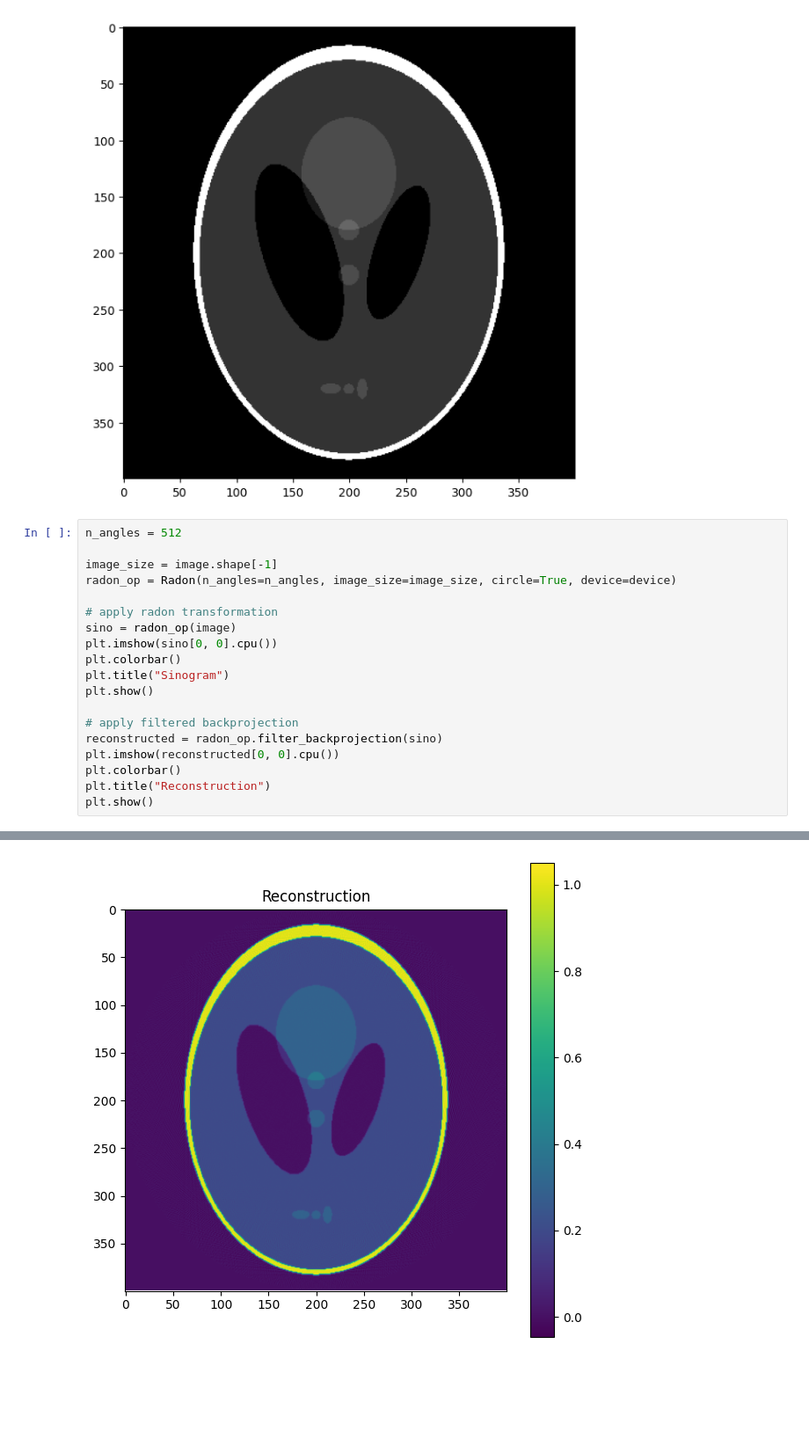
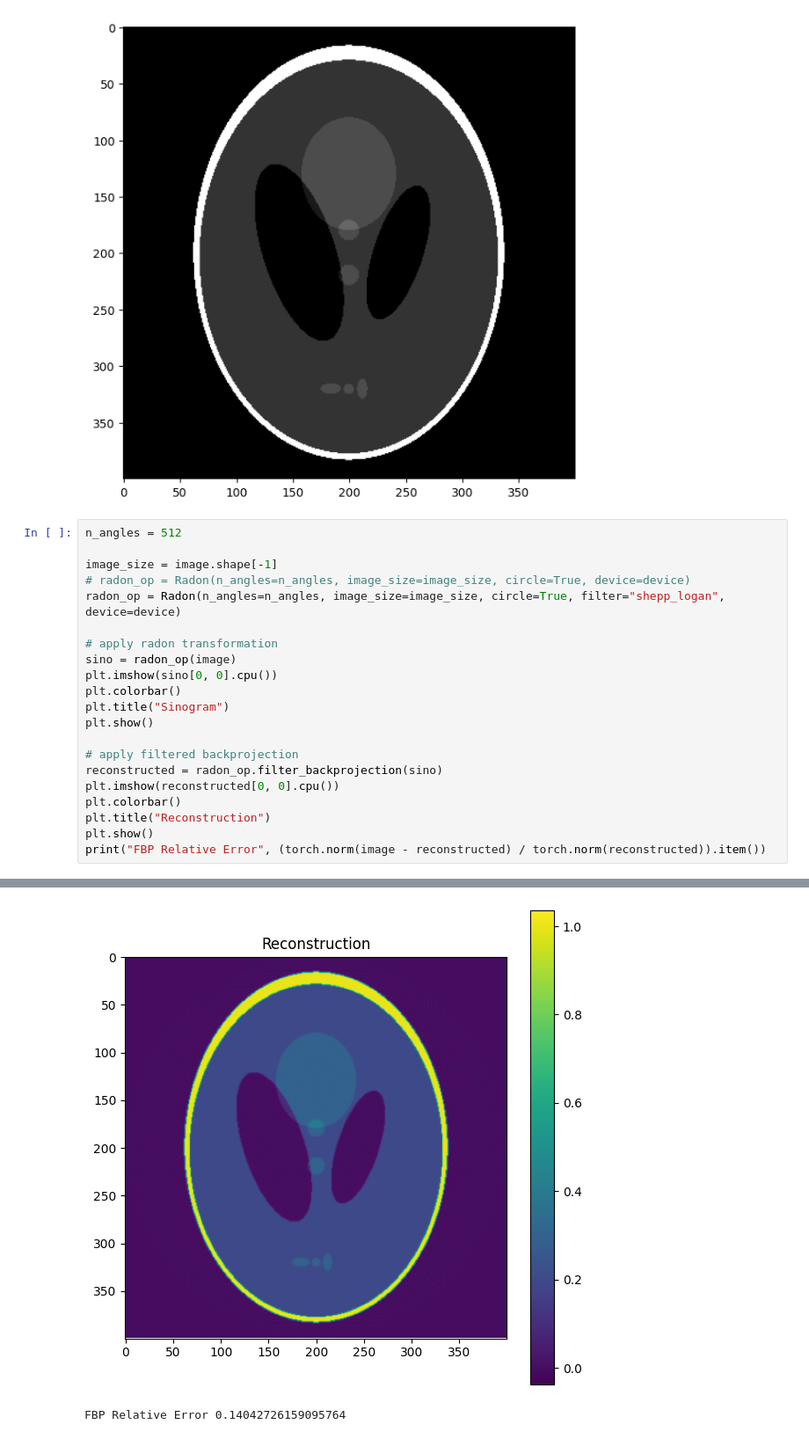
Before and after one commit to QBioImaging/torch_radon24, a Jupyter notebook: test.ipynb, the cells around one changed output, grey strips where cells are left out. Shown at 88% size. Cells and saved outputs as stored; diff of their text form; blank space fills up the shorter version.

Commit message:
update others filter

```diff
--- a/test.ipynb
+++ b/test.ipynb
@@ -27,22 +27,25 @@ _ = plt.imshow(img, cmap="gray")
 # %%
 n_angles = 512
 
 image_size = image.shape[-1]
-radon_op = Radon(n_angles=n_angles, image_size=image_size, circle=True, device=device)
+# radon_op = Radon(n_angles=n_angles, image_size=image_size, circle=True, device=device)
+radon_op = Radon(n_angles=n_angles, image_size=image_size, circle=True, filter="shepp_logan", device=device)
 
 # apply radon transformation
 sino = radon_op(image)
 plt.imshow(sino[0, 0].cpu())
 plt.colorbar()
 plt.title("Sinogram")
 plt.show()
 
 # apply filtered backprojection
 reconstructed = radon_op.filter_backprojection(sino)
 plt.imshow(reconstructed[0, 0].cpu())
 plt.colorbar()
 plt.title("Reconstruction")
 plt.show()
+print("FBP Relative Error", (torch.norm(image - reconstructed) / torch.norm(reconstructed)).item())
 # %% [output]
 [figure]
-[figure, old version]
+[figure, new version]
+FBP Relative Error 0.14042726159095764
```
Also changed, not shown: parts of 1 cell of this notebook, 2 other files.
